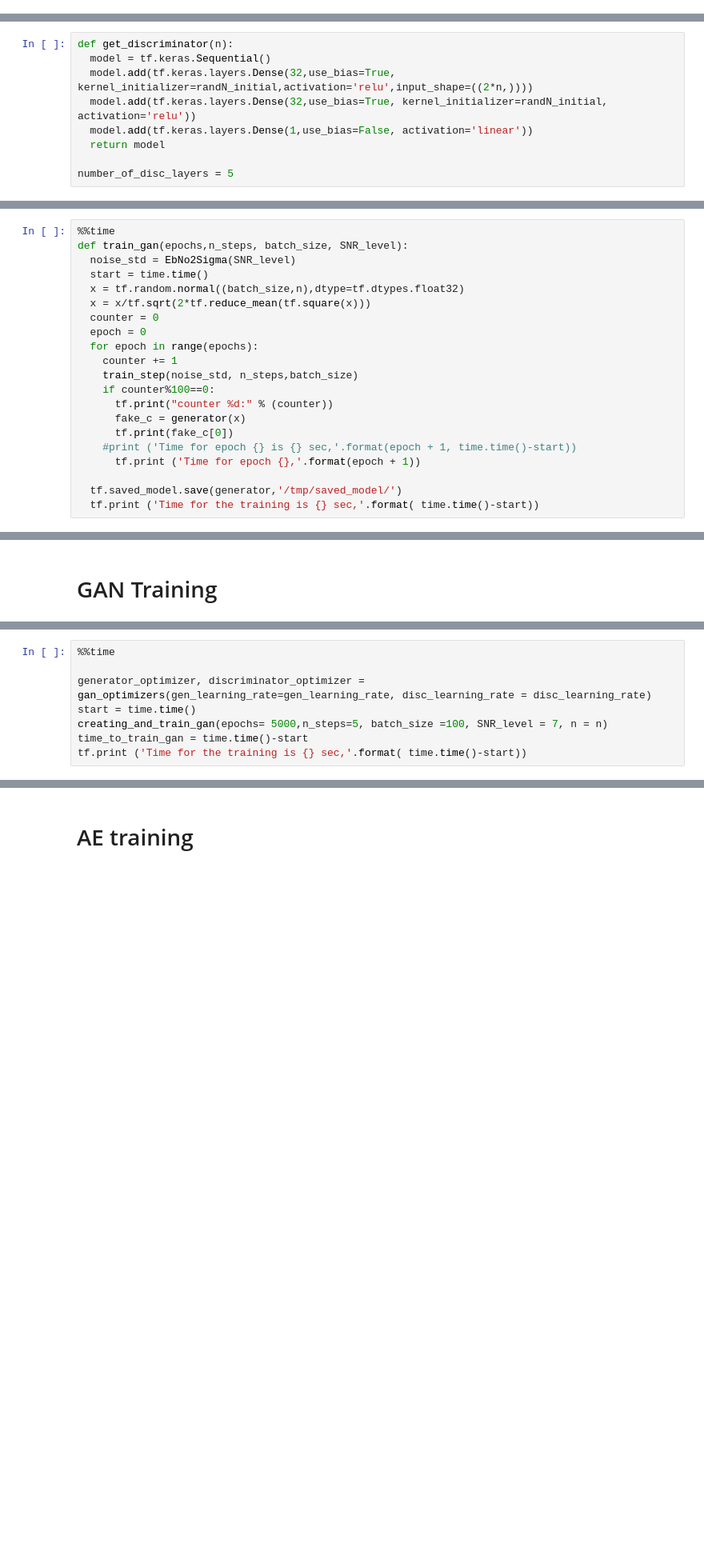
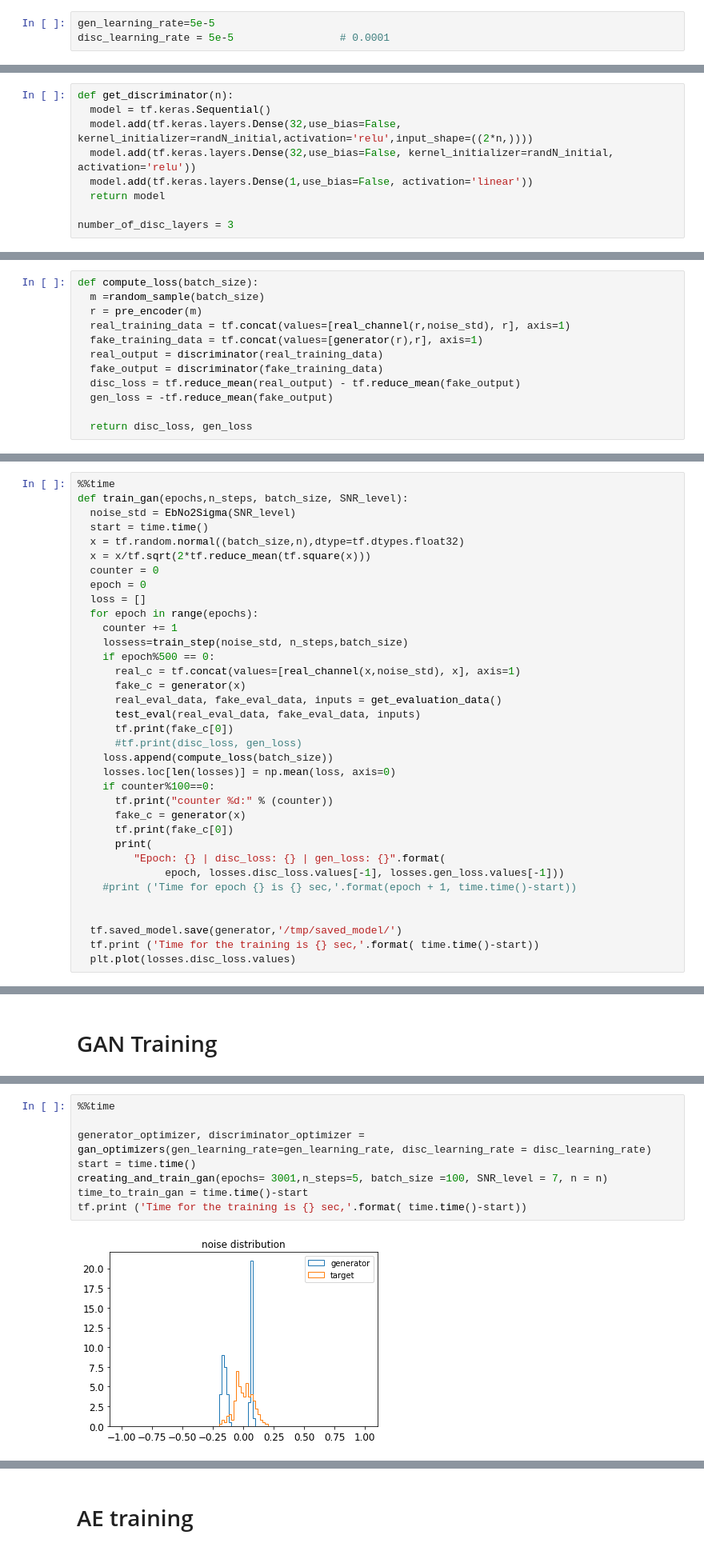
Before and after one commit to YBen1/Autoencoder_communication_system_WGAN_Channel-estimation, a Jupyter notebook: Communication_Autoencoder_with_WGAN_and_pre_Autoencoder.ipynb, the cells around one changed output, grey strips where cells are left out. Shown: that part at 80% size. Cells and saved outputs as stored; diff of their text form; blank space fills up the shorter version.

```diff
--- a/Communication_Autoencoder_with_WGAN_and_pre_Autoencoder.ipynb
+++ b/Communication_Autoencoder_with_WGAN_and_pre_Autoencoder.ipynb
@@ -78,3 +75,6 @@ disc_learning_rate = 0.0005                  # 0.0001
+# %%
+gen_learning_rate=5e-5
+disc_learning_rate = 5e-5                 # 0.0001
 # %% [markdown]
 ### Different Layers
 # %%
@@ -202,12 +202,12 @@ def get_generator(n):
 # %%
 def get_discriminator(n):
   model = tf.keras.Sequential()
-  model.add(tf.keras.layers.Dense(32,use_bias=True, kernel_initializer=randN_initial,activation='relu',input_shape=((2*n,))))
-  model.add(tf.keras.layers.Dense(32,use_bias=True, kernel_initializer=randN_initial, activation='relu'))
+  model.add(tf.keras.layers.Dense(32,use_bias=False, kernel_initializer=randN_initial,activation='relu',input_shape=((2*n,))))
+  model.add(tf.keras.layers.Dense(32,use_bias=False, kernel_initializer=randN_initial, activation='relu'))
   model.add(tf.keras.layers.Dense(1,use_bias=False, activation='linear'))
   return model
 
-number_of_disc_layers = 5
+number_of_disc_layers = 3
 # %%
 generator = get_generator(n)
 discriminator = get_discriminator(n)
@@ -258,6 +258,18 @@ def get_pre_decoder(M):
                 keras.layers.Dense(M,kernel_initializer=randN_initial, activation="softmax")
                 ])
    return model
+# %%
+def compute_loss(batch_size):
+  m =random_sample(batch_size)
+  r = pre_encoder(m)
+  real_training_data = tf.concat(values=[real_channel(r,noise_std), r], axis=1)
+  fake_training_data = tf.concat(values=[generator(r),r], axis=1)
+  real_output = discriminator(real_training_data)
+  fake_output = discriminator(fake_training_data)
+  disc_loss = tf.reduce_mean(real_output) - tf.reduce_mean(fake_output)
+  gen_loss = -tf.reduce_mean(fake_output)
+
+  return disc_loss, gen_loss
 # %% [markdown]
 ### GAN Training functions
 # %%
@@ -274,16 +286,30 @@ def train_gan(epochs,n_steps, batch_size, SNR_level):
   x = x/tf.sqrt(2*tf.reduce_mean(tf.square(x)))
   counter = 0
   epoch = 0
+  loss = []
   for epoch in range(epochs):
     counter += 1
-    train_step(noise_std, n_steps,batch_size)
+    lossess=train_step(noise_std, n_steps,batch_size)
+    if epoch%500 == 0:
+      real_c = tf.concat(values=[real_channel(x,noise_std), x], axis=1)
+      fake_c = generator(x)
+      real_eval_data, fake_eval_data, inputs = get_evaluation_data()
+      test_eval(real_eval_data, fake_eval_data, inputs)
+      tf.print(fake_c[0])
+      #tf.print(disc_loss, gen_loss)
+    loss.append(compute_loss(batch_size))
+    losses.loc[len(losses)] = np.mean(loss, axis=0)
     if counter%100==0:
       tf.print("counter %d:" % (counter))
       fake_c = generator(x)
       tf.print(fake_c[0])
+      print(
+         "Epoch: {} | disc_loss: {} | gen_loss: {}".format(
+              epoch, losses.disc_loss.values[-1], losses.gen_loss.values[-1]))
     #print ('Time for epoch {} is {} sec,'.format(epoch + 1, time.time()-start))
-      tf.print ('Time for epoch {},'.format(epoch + 1))
+
 
   tf.saved_model.save(generator,'/tmp/saved_model/')
   tf.print ('Time for the training is {} sec,'.format( time.time()-start))
+  plt.plot(losses.disc_loss.values)
 # %% [output]
@@ -405,9 +475,10 @@ _________________________________________________________________
 # %%
 %%time
 
 generator_optimizer, discriminator_optimizer = gan_optimizers(gen_learning_rate=gen_learning_rate, disc_learning_rate = disc_learning_rate)
 start = time.time()
-creating_and_train_gan(epochs= 5000,n_steps=5, batch_size =100, SNR_level = 7, n = n)
+creating_and_train_gan(epochs= 3001,n_steps=5, batch_size =100, SNR_level = 7, n = n)
 time_to_train_gan = time.time()-start
 tf.print ('Time for the training is {} sec,'.format( time.time()-start))
 # %% [output]
+[figure, added]
```
Also changed, not shown: parts of 11 cells of this notebook.
